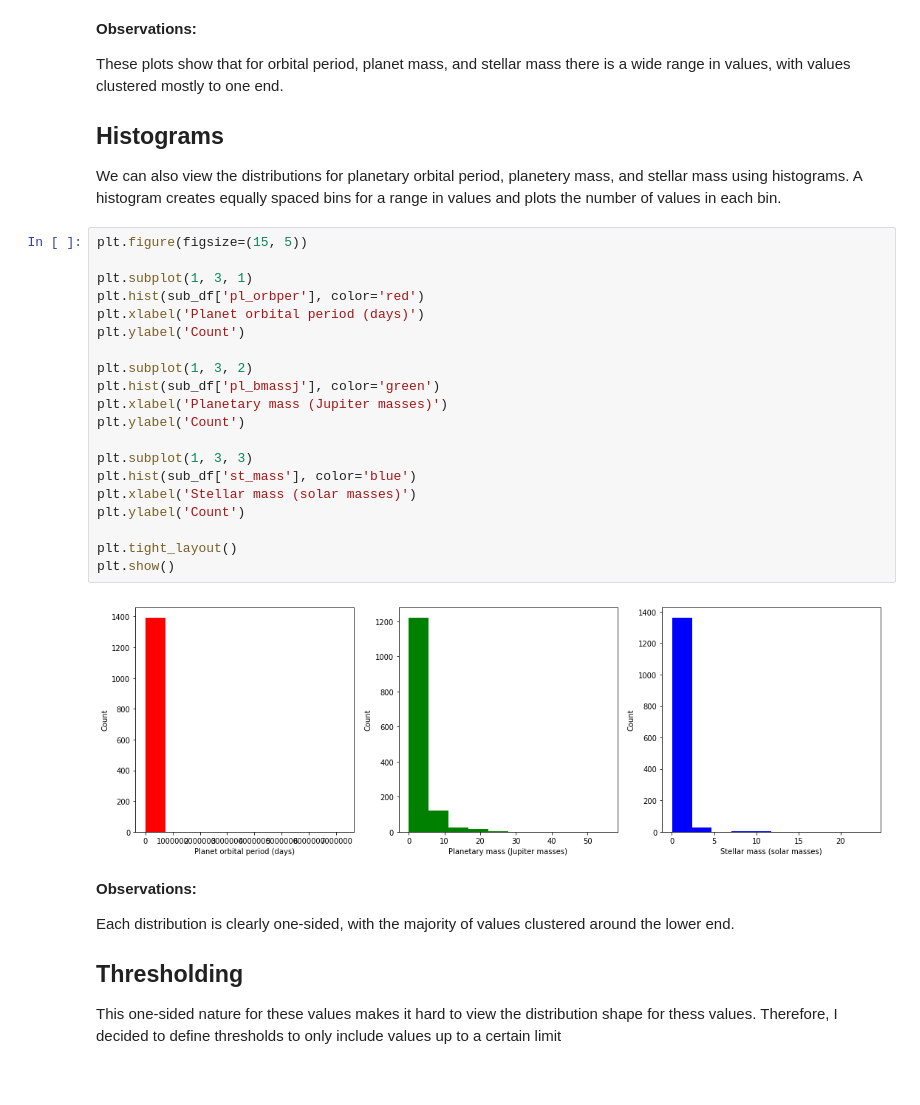
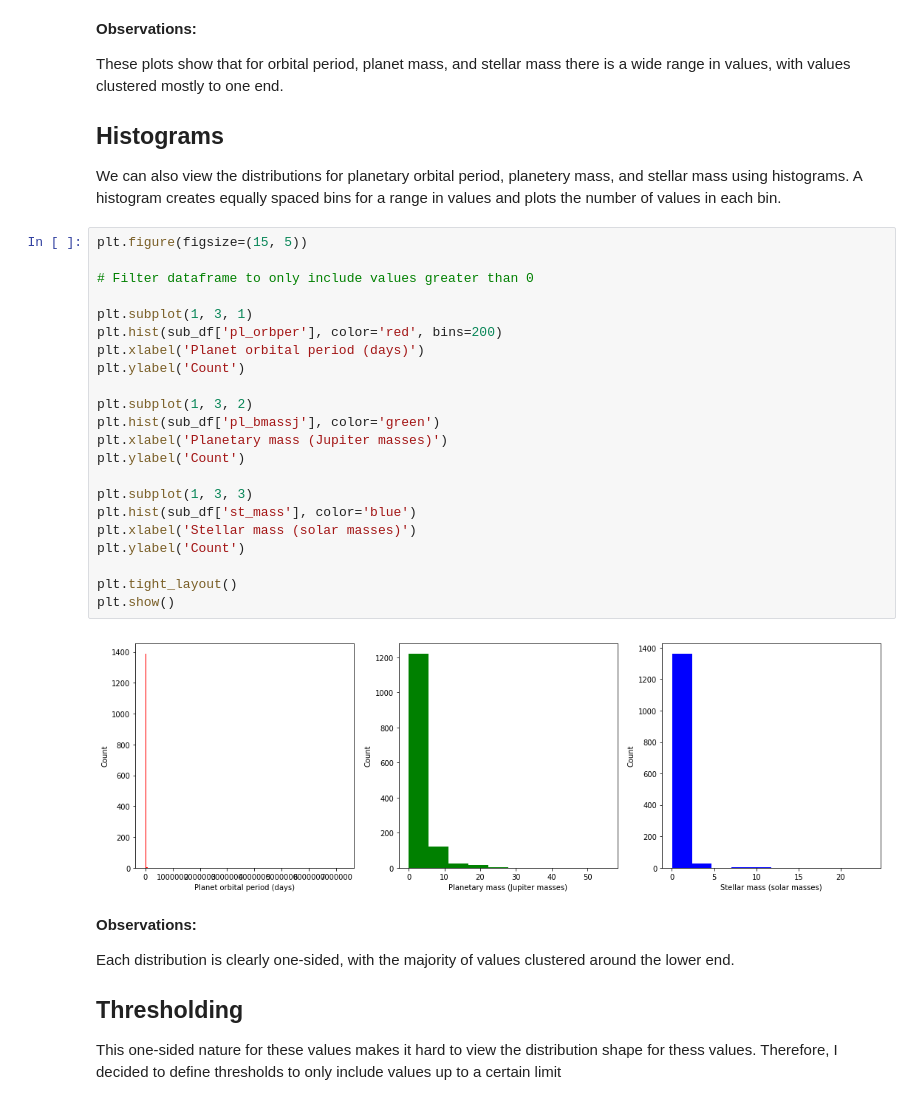
Before and after one commit to dmclark53/thinkful, a Jupyter notebook: Module_7/Plotting Basics.ipynb, the cells around one changed output. Saved outputs shown, nothing was run; the diff lists cells and outputs as text.

```diff
--- a/Module_7/Plotting Basics.ipynb
+++ b/Module_7/Plotting Basics.ipynb
@@ -82,25 +91,27 @@ We can also view the distributions for planetary orbital period, planetery mass,
 # %%
 plt.figure(figsize=(15, 5))
 
+# Filter dataframe to only include values greater than 0
+
 plt.subplot(1, 3, 1)
-plt.hist(sub_df['pl_orbper'], color='red')
+plt.hist(sub_df['pl_orbper'], color='red', bins=200)
 plt.xlabel('Planet orbital period (days)')
 plt.ylabel('Count')
 
 plt.subplot(1, 3, 2)
 plt.hist(sub_df['pl_bmassj'], color='green')
 plt.xlabel('Planetary mass (Jupiter masses)')
 plt.ylabel('Count')
 
 plt.subplot(1, 3, 3)
 plt.hist(sub_df['st_mass'], color='blue')
 plt.xlabel('Stellar mass (solar masses)')
 plt.ylabel('Count')
 
 plt.tight_layout()
 plt.show()
 # %% [output]
-[figure, old version]
+[figure, new version]
 # %% [markdown]
 **Observations:**
 
```
Also changed, not shown: parts of 6 cells of this notebook, 1 other file.
